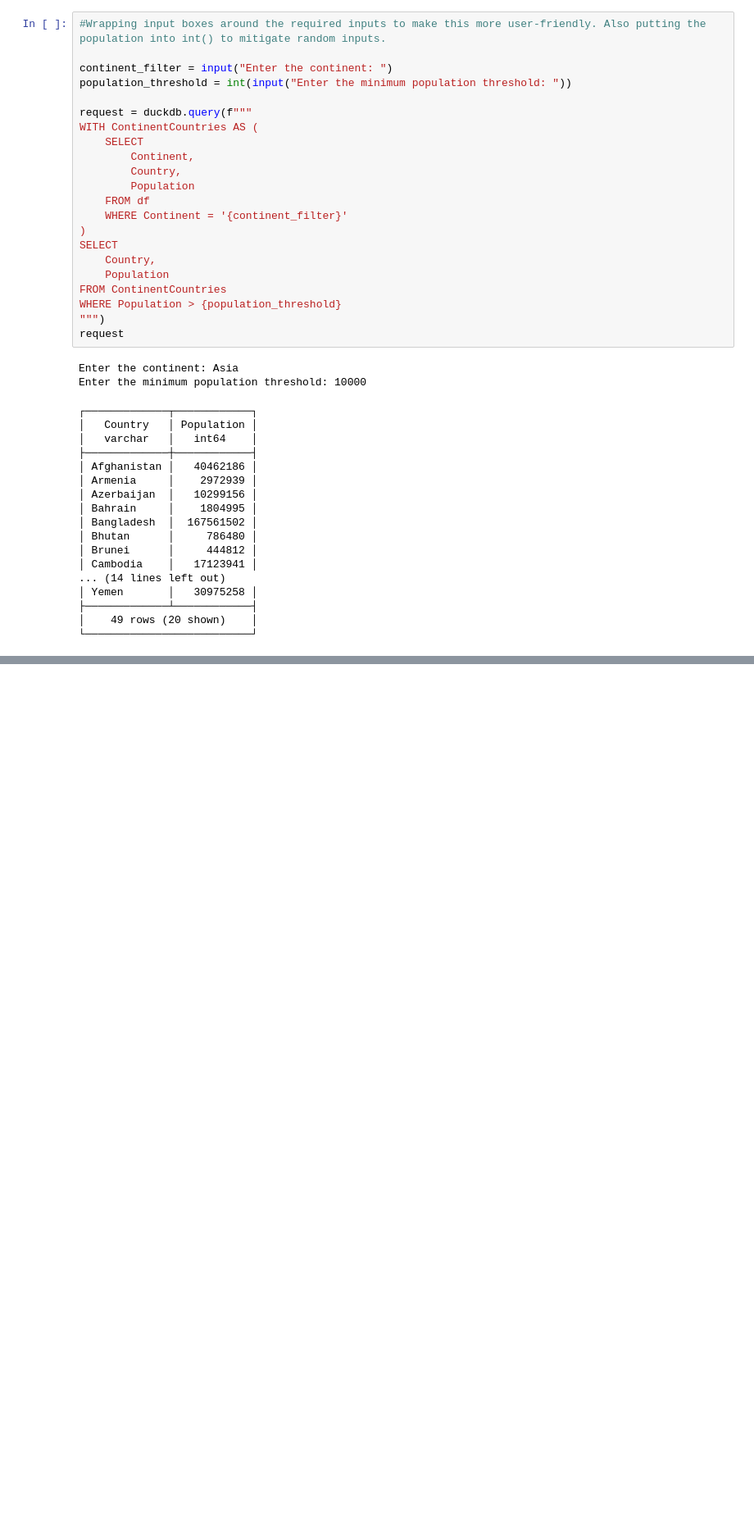
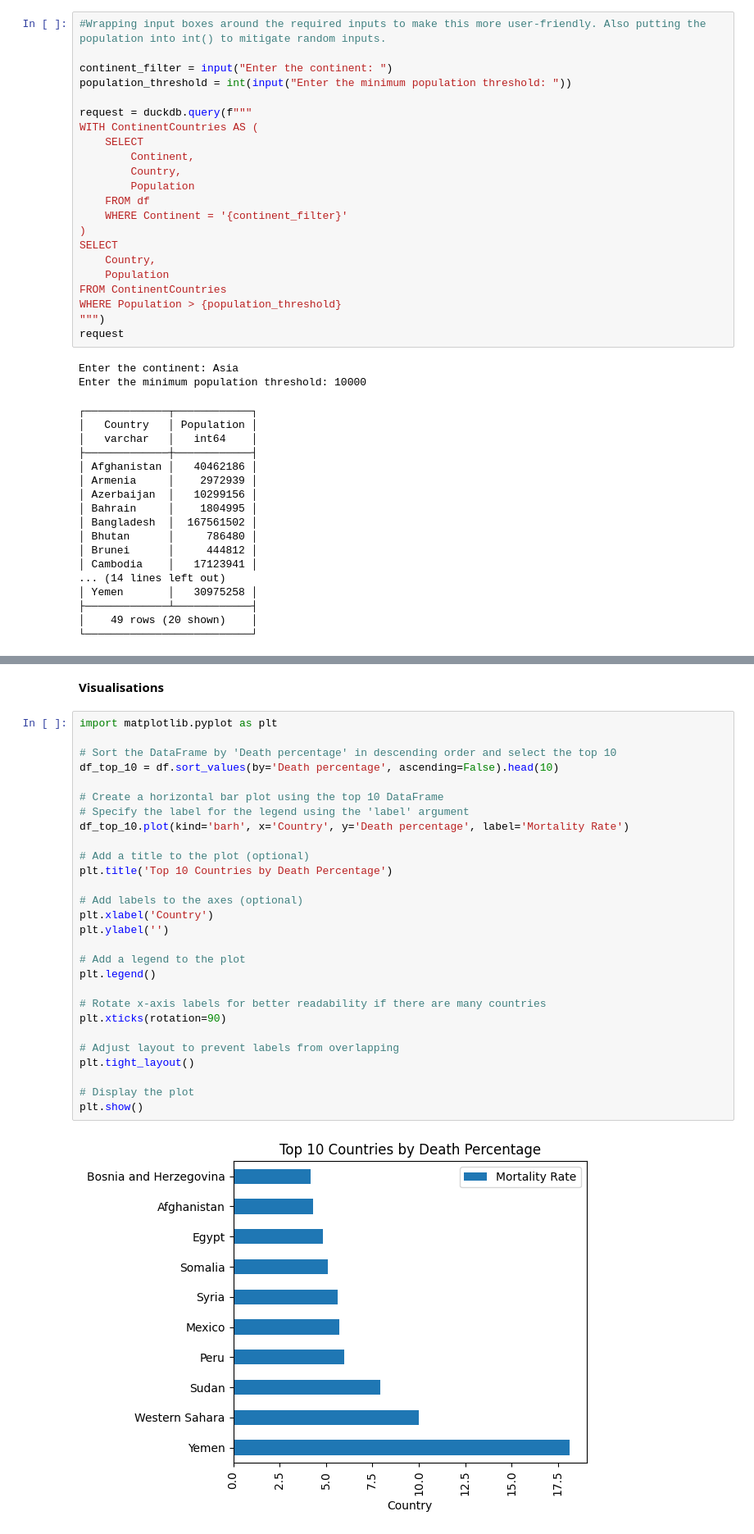
Before and after one commit to Mark4815/Covid19-Data_Data_Cleaning_and_Query, a Jupyter notebook: SQLAnalysis_Covid.ipynb, the cells around one changed output, grey strips where cells are left out. Shown at 82% size. Saved outputs shown, nothing was run; the diff lists cells and outputs as text; blank space fills up the shorter version.

```diff
--- a/SQLAnalysis_Covid.ipynb
+++ b/SQLAnalysis_Covid.ipynb
@@ -193,0 +292,32 @@ except Exception as e:
+# %% [markdown]
+**Visualisations**
+# %%
+import matplotlib.pyplot as plt
+
+# Sort the DataFrame by 'Death percentage' in descending order and select the top 10
+df_top_10 = df.sort_values(by='Death percentage', ascending=False).head(10)
+
+# Create a horizontal bar plot using the top 10 DataFrame
+# Specify the label for the legend using the 'label' argument
+df_top_10.plot(kind='barh', x='Country', y='Death percentage', label='Mortality Rate')
+
+# Add a title to the plot (optional)
+plt.title('Top 10 Countries by Death Percentage')
+
+# Add labels to the axes (optional)
+plt.xlabel('Country')
+plt.ylabel('')
+
+# Add a legend to the plot
+plt.legend()
+
+# Rotate x-axis labels for better readability if there are many countries
+plt.xticks(rotation=90)
+
+# Adjust layout to prevent labels from overlapping
+plt.tight_layout()
+
+# Display the plot
+plt.show()
+# %% [output]
+[figure, added]
```
Also changed, not shown: parts of 13 cells of this notebook.
